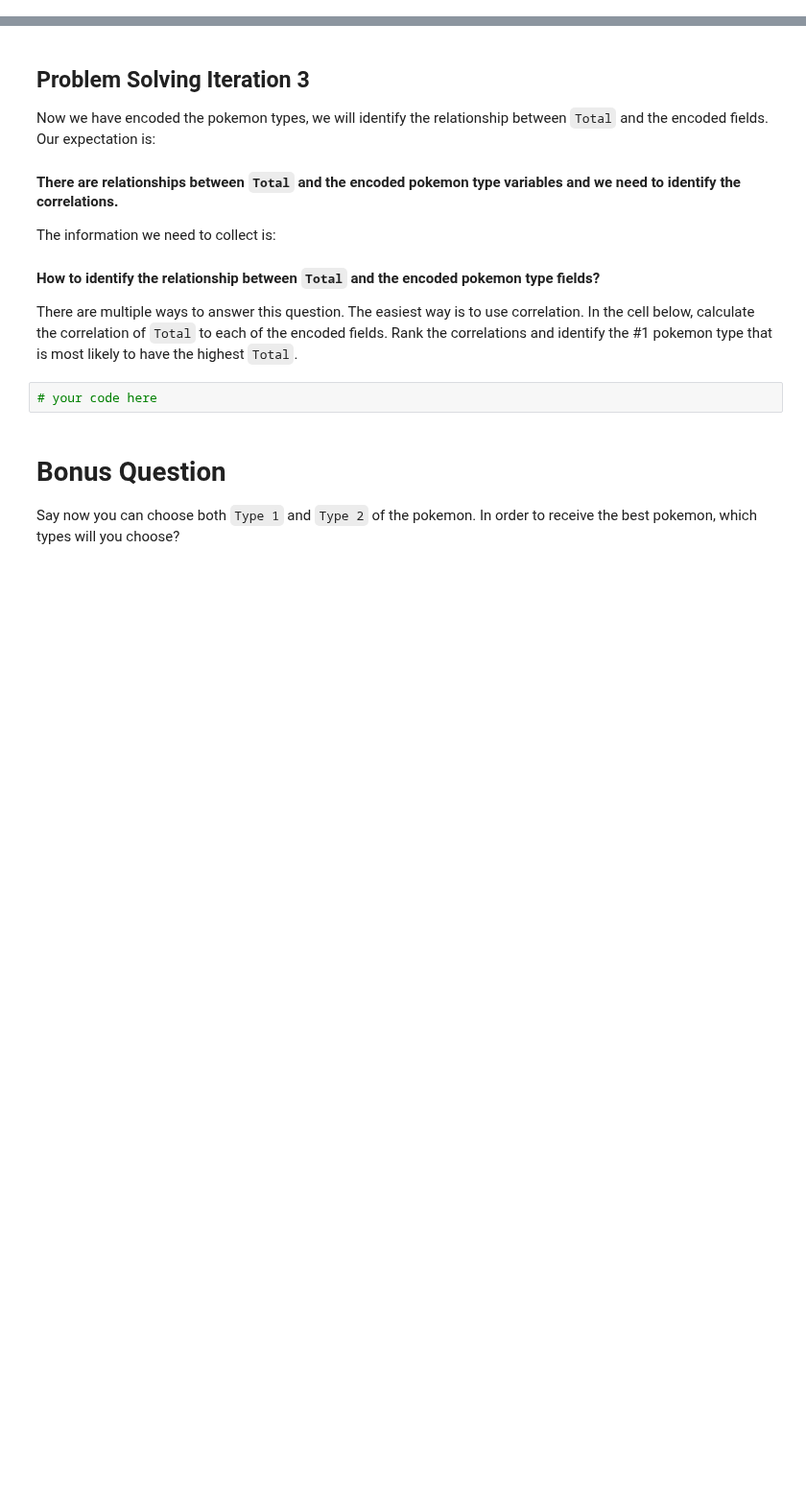
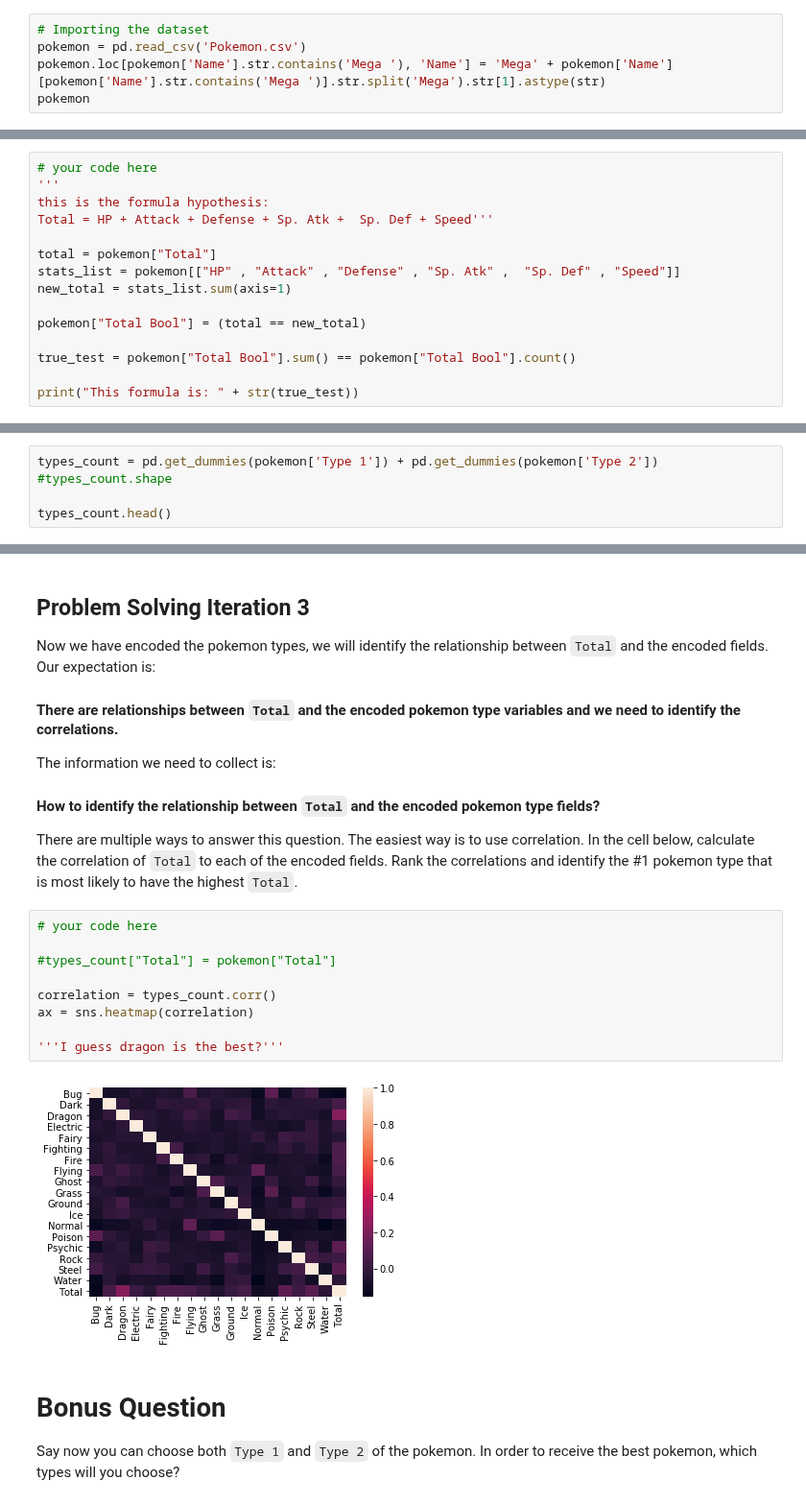
Before and after one commit to ta-data-lis/lab-dataframe-calculations, a Jupyter notebook: your-code/challenge-2.ipynb, the cells around one changed output, grey strips where cells are left out. Shown at 96% size. Saved outputs shown, nothing was run; the diff lists cells and outputs as text; blank space fills up the shorter version.

```diff
--- a/your-code/challenge-2.ipynb
+++ b/your-code/challenge-2.ipynb
@@ -27,0 +27,5 @@ import pandas as pd
+# %%
+# Importing the dataset
+pokemon = pd.read_csv('Pokemon.csv')
+pokemon.loc[pokemon['Name'].str.contains('Mega '), 'Name'] = 'Mega' + pokemon['Name'][pokemon['Name'].str.contains('Mega ')].str.split('Mega').str[1].astype(str)
+pokemon
@@ -46,0 +63,15 @@ In the cell below, make a hypothesis on how `Total` is computed and test your hy
+# %%
+# your code here
+'''
+this is the formula hypothesis:
+Total = HP + Attack + Defense + Sp. Atk +  Sp. Def + Speed'''
+
+total = pokemon["Total"]
+stats_list = pokemon[["HP" , "Attack" , "Defense" , "Sp. Atk" ,  "Sp. Def" , "Speed"]]
+new_total = stats_list.sum(axis=1)
+
+pokemon["Total Bool"] = (total == new_total)
+
+true_test = pokemon["Total Bool"].sum() == pokemon["Total Bool"].count()
+
+print("This formula is: " + str(true_test))
@@ -76,0 +108,5 @@ The new numerical variables you create should look like below:
+# %%
+types_count = pd.get_dummies(pokemon['Type 1']) + pd.get_dummies(pokemon['Type 2'])
+#types_count.shape
+
+types_count.head()
@@ -86,8 +129,17 @@ The information we need to collect is:
 #### How to identify the relationship between `Total` and the encoded pokemon type fields?
 
 There are multiple ways to answer this question. The easiest way is to use correlation. In the cell below, calculate the correlation of `Total` to each of the encoded fields. Rank the correlations and identify the #1 pokemon type that is most likely to have the highest `Total`.
-# %%
-# your code here
+# %%
+# your code here
+
+#types_count["Total"] = pokemon["Total"]
+
+correlation = types_count.corr()
+ax = sns.heatmap(correlation)
+
+'''I guess dragon is the best?'''
+# %% [output]
+[figure, added]
 # %% [markdown]
 # Bonus Question
 
```
Also changed, not shown: parts of 7 cells of this notebook, 2 other files.
